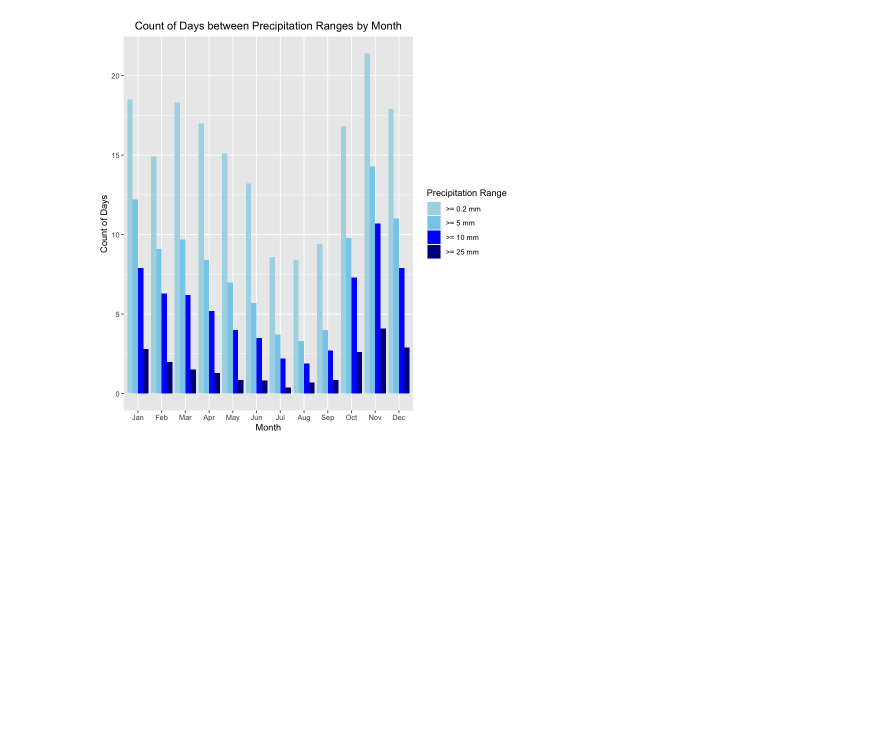
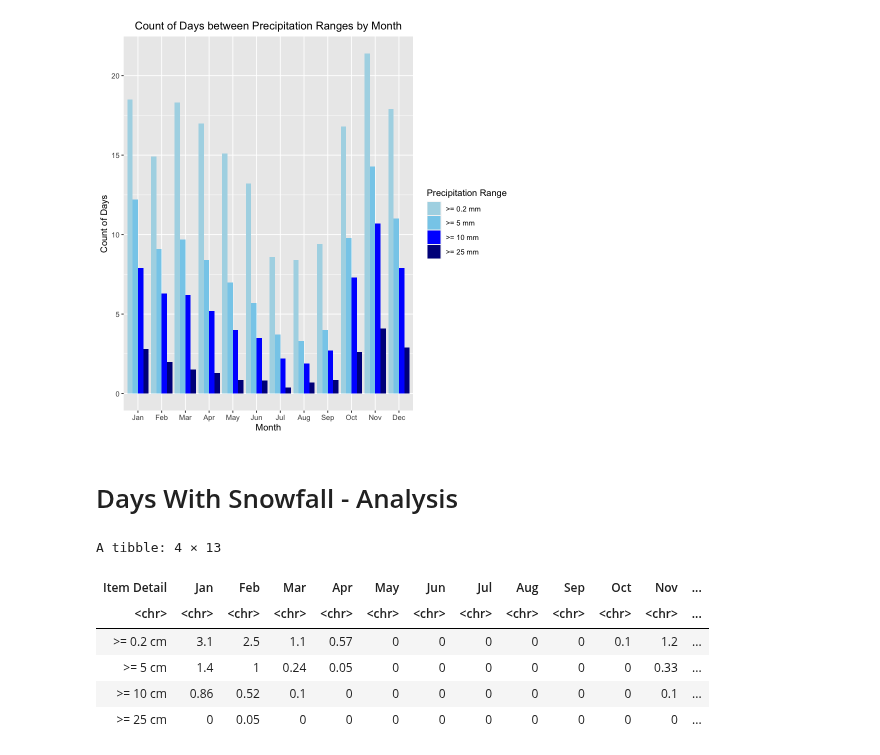
Before and after one commit to philippebarrette4/INF1430, a Jupyter notebook: scripts/ClimateAnalysis/climateAnalysis.ipynb, the cells around one changed output. Saved outputs shown, nothing was run; the diff lists cells and outputs as text; code cells hidden in the pictures; blank space fills up the shorter version.

```diff
--- a/scripts/ClimateAnalysis/climateAnalysis.ipynb
+++ b/scripts/ClimateAnalysis/climateAnalysis.ipynb
@@ -199,3 +265,20 @@ ggplot(monthlyRfDF, aes(x = Month, y = value, fill=`Item Detail`)) +
     theme(plot.title = element_text(hjust = 0.5))
 # %% [output]
 [figure]
+# %% [markdown]
+# Days With Snowfall - Analysis
+# %%
+# Create 'Days with Snowfall' DataFrame
+histNormWithSfDF <- histNormDF %>%
+    filter(Item == "Days With Snowfall") %>%
+    select(!c(Item, Year))
+# Display DataFrame
+histNormWithSfDF
+# %% [output]
+A tibble: 4 × 13
+| Item Detail | Jan | Feb | Mar | Apr | May | Jun | Jul | Aug | Sep | Oct | Nov | ... |
+| <chr> | <chr> | <chr> | <chr> | <chr> | <chr> | <chr> | <chr> | <chr> | <chr> | <chr> | <chr> | ... |
+| >= 0.2 cm | 3.1 | 2.5 | 1.1 | 0.57 | 0 | 0 | 0 | 0 | 0 | 0.1 | 1.2 | ... |
+| >= 5 cm | 1.4 | 1 | 0.24 | 0.05 | 0 | 0 | 0 | 0 | 0 | 0 | 0.33 | ... |
+| >= 10 cm | 0.86 | 0.52 | 0.1 | 0 | 0 | 0 | 0 | 0 | 0 | 0 | 0.1 | ... |
+| >= 25 cm | 0 | 0.05 | 0 | 0 | 0 | 0 | 0 | 0 | 0 | 0 | 0 | ... |
```
Also changed, not shown: parts of 10 cells of this notebook.
